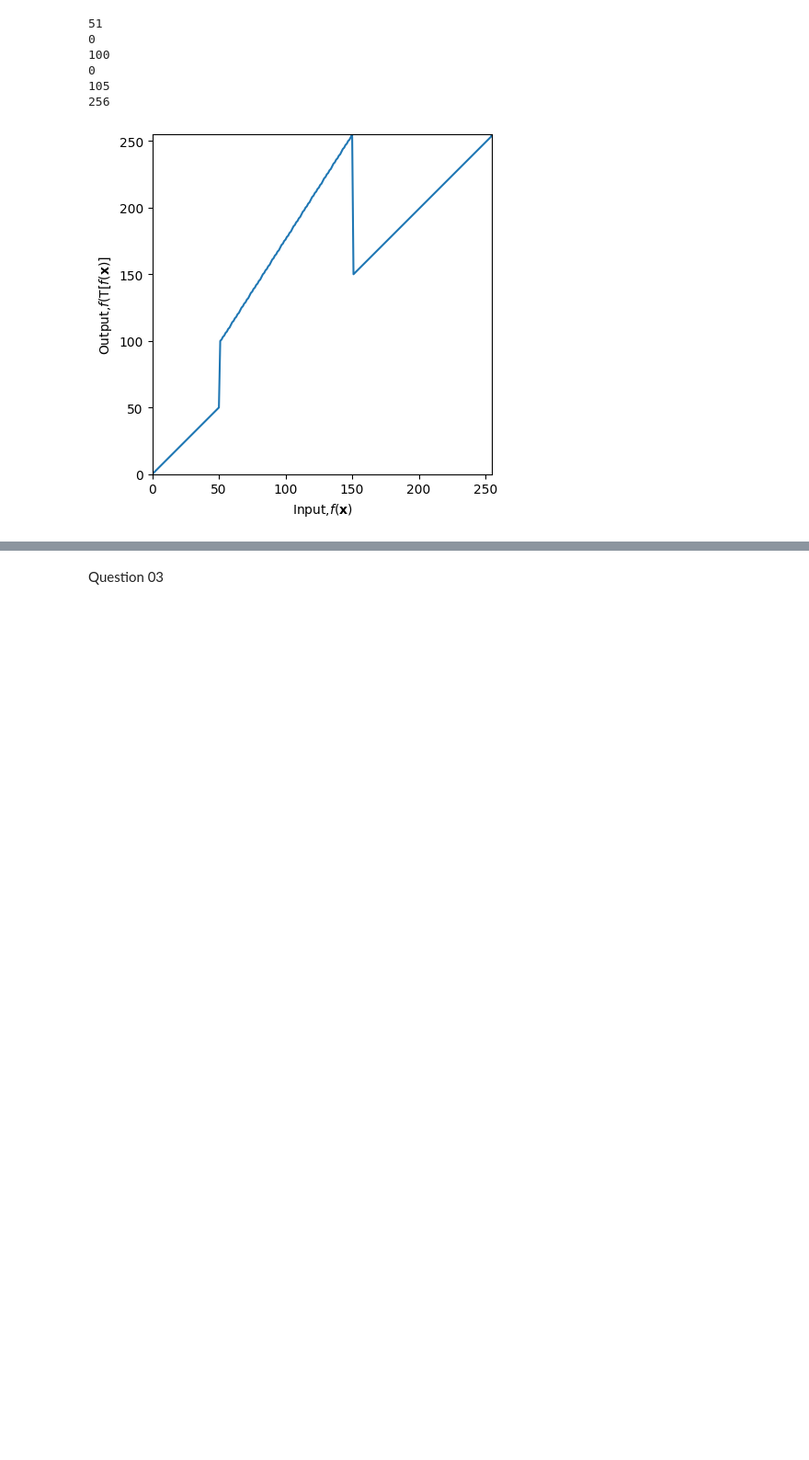
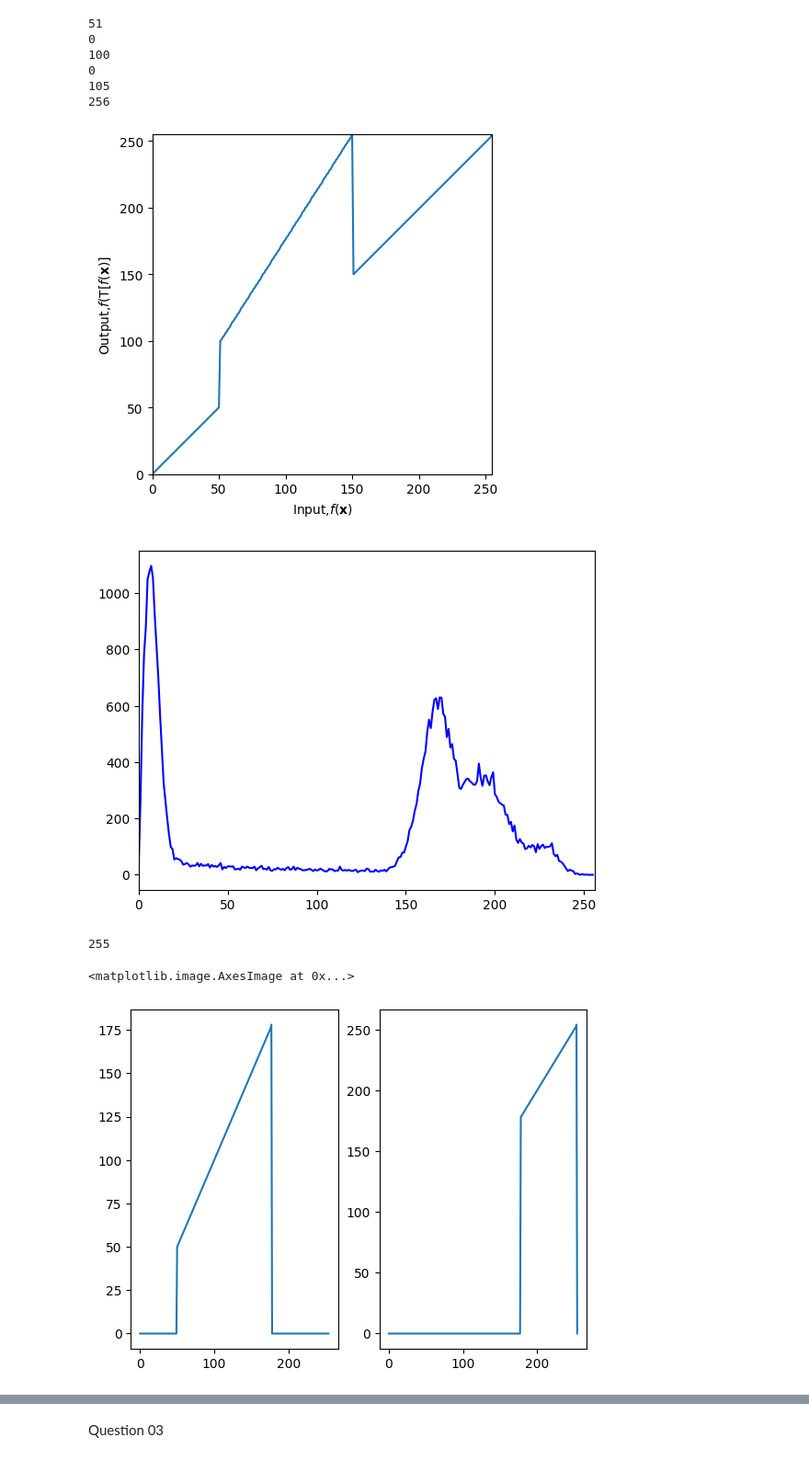
Before and after one commit to asiri000/N.G.W.M.A.R.B.Wijethilaka, a Jupyter notebook: 228689D_a_01.ipynb, the cells around one changed output, grey strips where cells are left out. Shown at 92% size. Cells and saved outputs as stored; diff of their text form; code cells hidden in the pictures; blank space fills up the shorter version.

```diff
--- a/228689D_a_01.ipynb
+++ b/228689D_a_01.ipynb
@@ -45,3 +47,45 @@ cv.destroyAllWindows()
 105
 256
 [figure]
+# %%
+import cv2 as cv
+import numpy as np
+import matplotlib.pyplot as plt
+
+im=cv.imread('brain_proton_density_slice.png',cv.IMREAD_GRAYSCALE)
+hist=cv.calcHist([im],[0],None,[256],[0,256])
+plt.plot(hist,'b')
+
+plt.xlim([0,256])
+plt.show()
+
+c = np.array([(50,178),(178,254)])
+t1 = np.linspace(0,0,c[0,0]-0).astype(np.uint8)
+t2 = np.linspace(c[0,0],c[0,1],c[0,1]-c[0,0]).astype(np.uint8)
+t3 = np.linspace(0,0,255-c[0,1]).astype(np.uint8)
+T1 = np.concatenate((t1, t2), axis=0).astype(np.uint8)
+T2 = np.concatenate((T1, t3), axis=0).astype(np.uint8)
+
+t4 = np.linspace(0,0,c[1,0]-0).astype(np.uint8)
+t5 = np.linspace(c[1,0],c[1,1],c[1,1]-c[1,0]).astype(np.uint8)
+t6 = np.linspace(0,0,255-c[1,1]).astype(np.uint8)
+T3 = np.concatenate((t4, t5), axis=0).astype(np.uint8)
+T4 = np.concatenate((T3,t6), axis=0).astype(np.uint8)
+
+print(len(T2))
+fig , ax = plt.subplots(1,2)
+ax[0].plot(T2)
+ax[1].plot(T4)
+
+
+img_orig=cv.imread('brain_proton_density_slice.png',cv.IMREAD_GRAYSCALE)
+image_tr1=T2[img_orig]
+image_tr2=T4[img_orig]
+fig , ax = plt.subplots(1,2)
+ax[0].imshow(image_tr1)
+ax[1].imshow(image_tr2)
+# %% [output]
+[figure, added]
+255
+<matplotlib.image.AxesImage at 0x...>
+[figure, added]
```
Also changed, not shown: parts of 4 cells of this notebook, 7 other files.
